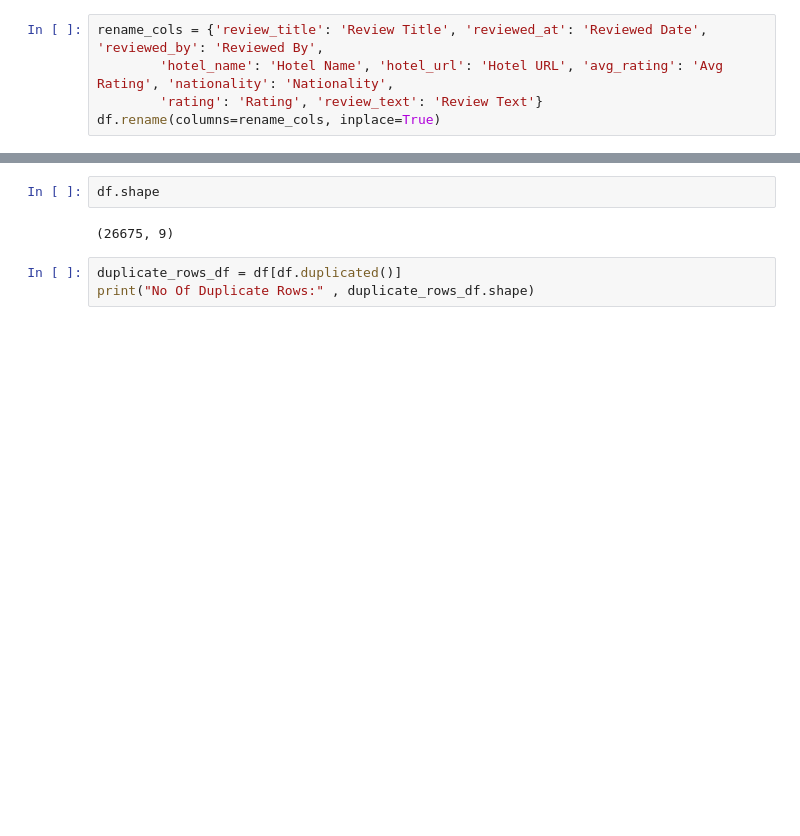
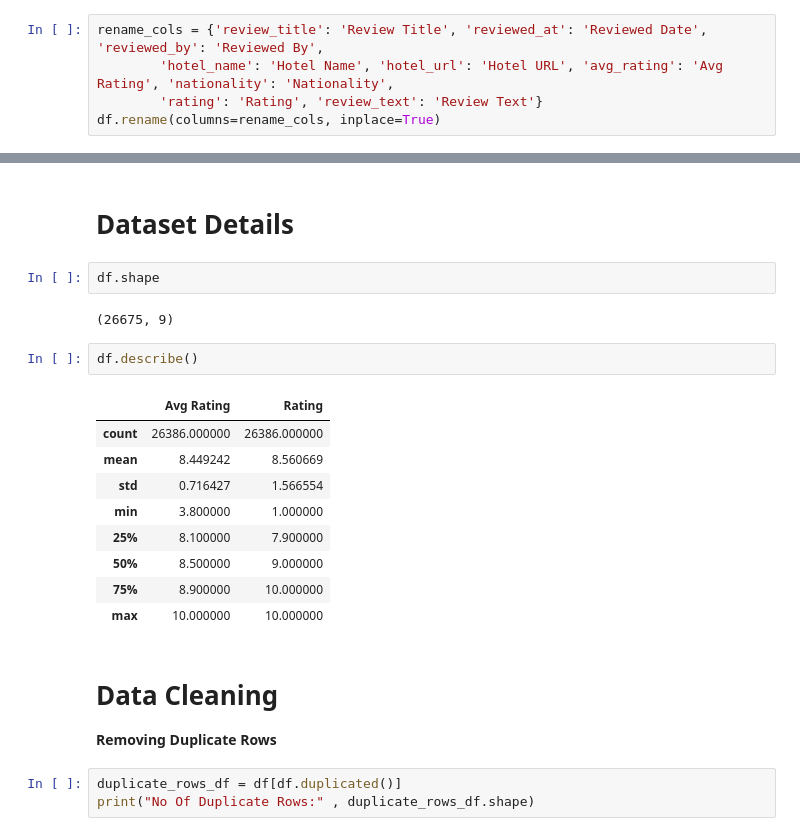
Before and after one commit to Babarwahab/DataScience-Project, a Jupyter notebook: DataScienceProject.ipynb, the cells around one changed output, grey strips where cells are left out. Cells and saved outputs as stored; diff of their text form; blank space fills up the shorter version.

```diff
--- a/DataScienceProject.ipynb
+++ b/DataScienceProject.ipynb
@@ -49,8 +83,26 @@ Review Text       object
 dtype: object
+# %% [markdown]
+# **Dataset** **Details**
 # %%
 df.shape
 # %% [output]
 (26675, 9)
+# %%
+df.describe()
+# %% [output]
+|  | Avg Rating | Rating |
+| count | 26386.000000 | 26386.000000 |
+| mean | 8.449242 | 8.560669 |
+| std | 0.716427 | 1.566554 |
+| min | 3.800000 | 1.000000 |
+| 25% | 8.100000 | 7.900000 |
+| 50% | 8.500000 | 9.000000 |
+| 75% | 8.900000 | 10.000000 |
+| max | 10.000000 | 10.000000 |
+# %% [markdown]
+# **Data Cleaning**
+
+**Removing Duplicate Rows**
 # %%
 duplicate_rows_df = df[df.duplicated()]
 print("No Of Duplicate Rows:" , duplicate_rows_df.shape)
```
Also changed, not shown: parts of 22 cells of this notebook.
